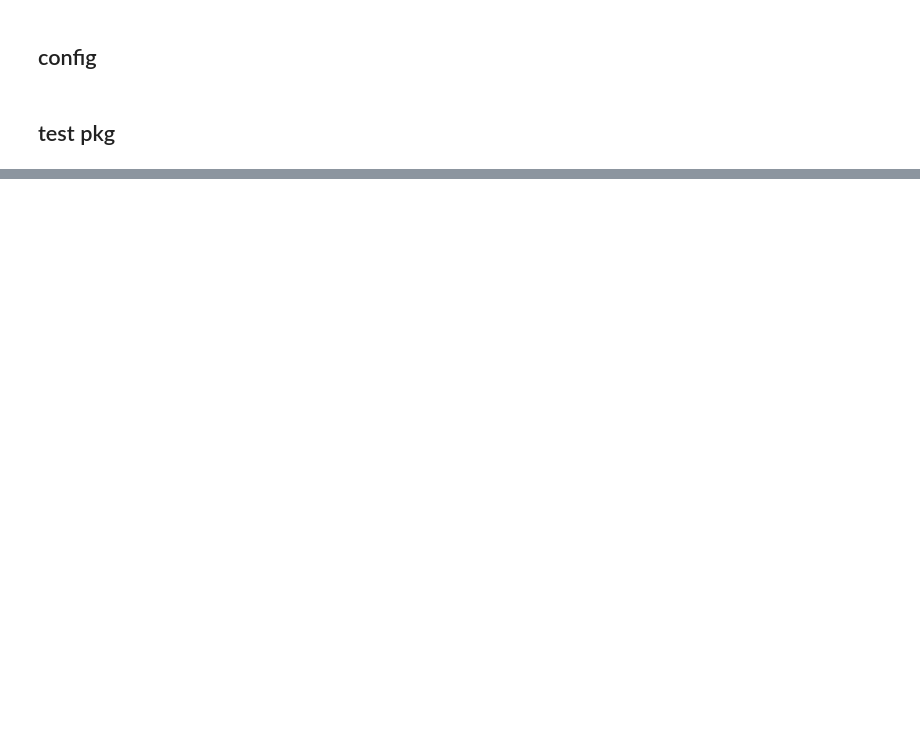
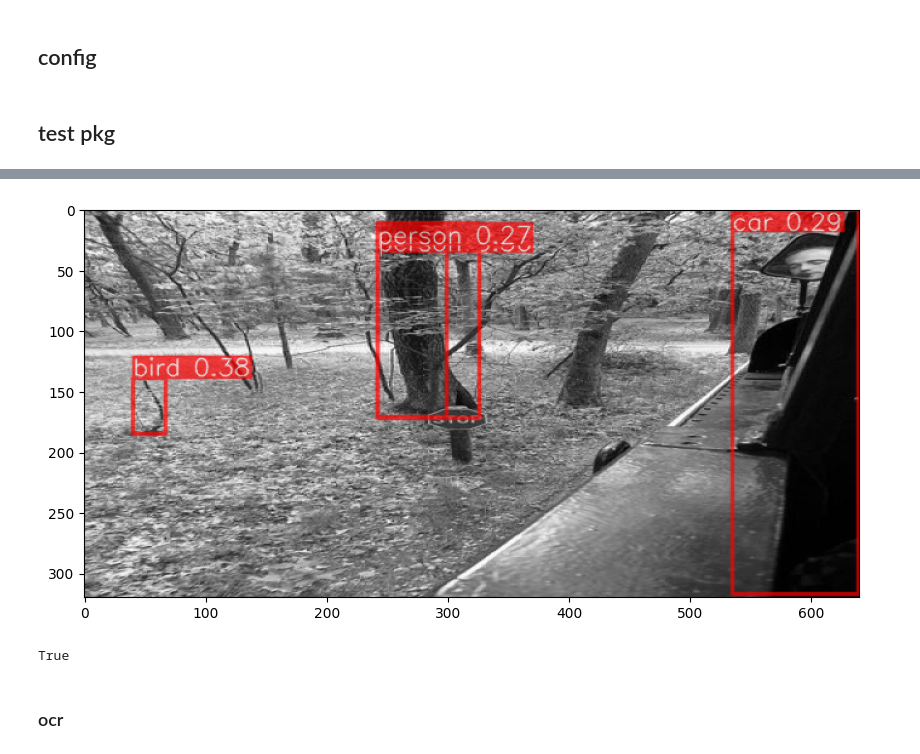
Before and after one commit to ajkdrag/ocrtoolkit, a Jupyter notebook: notebooks/experiments.ipynb, the cells around one changed output, grey strips where cells are left out. Cells and saved outputs as stored; diff of their text form; code cells hidden in the pictures; blank space fills up the shorter version.

```diff
--- a/notebooks/experiments.ipynb
+++ b/notebooks/experiments.ipynb
@@ -36,0 +68,2 @@ file_ds2.sample()
+# %%
+results = detect(model, sample_ds, stream=False)
@@ -36,0 +88,4 @@ file_ds2.sample()
+# %%
+results[0].display(color=(255, 0, 0))
+# %% [output]
+[figure, added]
@@ -36,0 +94,6 @@ file_ds2.sample()
+# %%
+results_ds.parent_ds == sample_ds
+# %% [output]
+True
+# %% [markdown]
+### ocr
```
Also changed, not shown: parts of 20 cells of this notebook, 9 other files.
